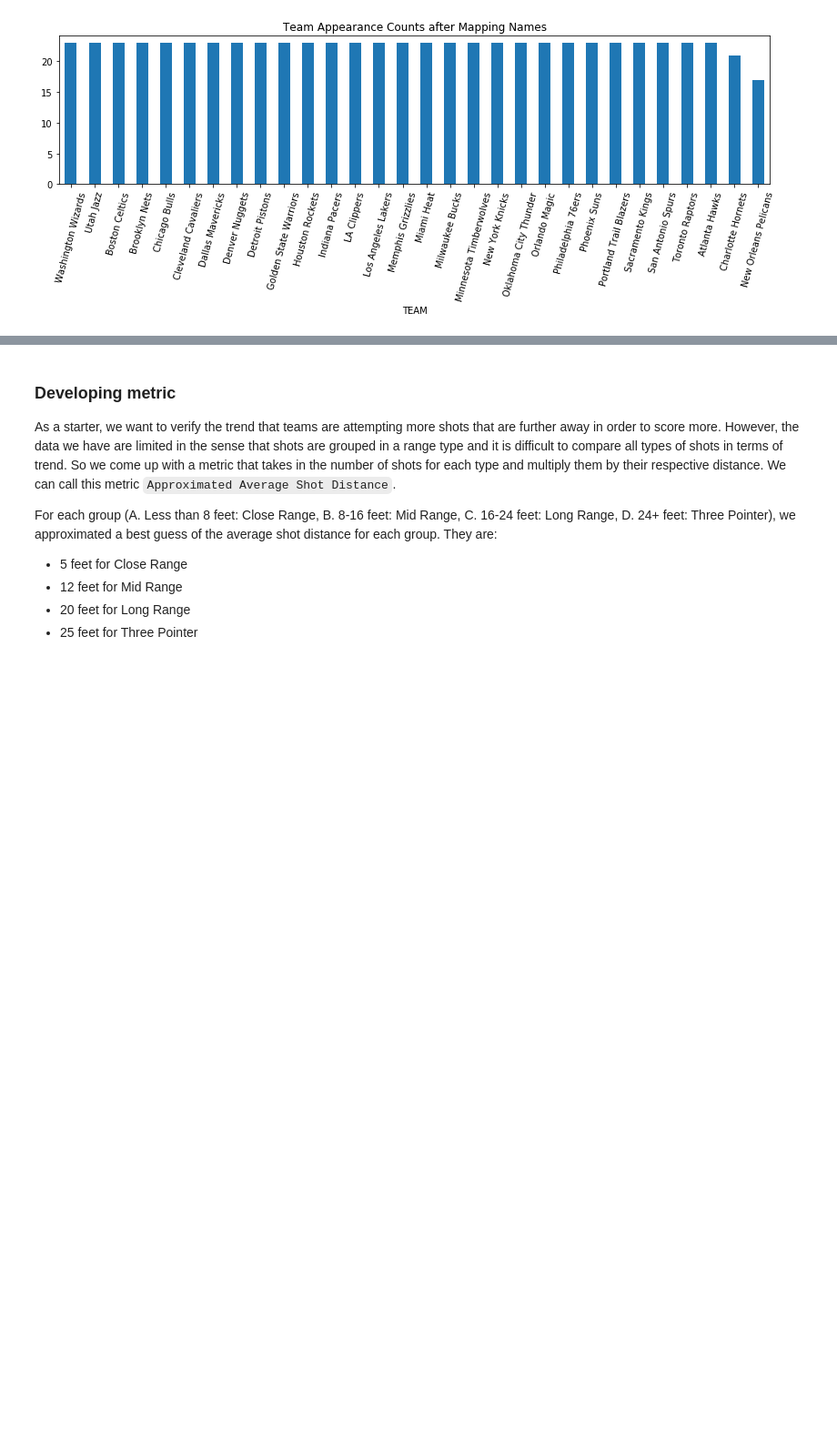
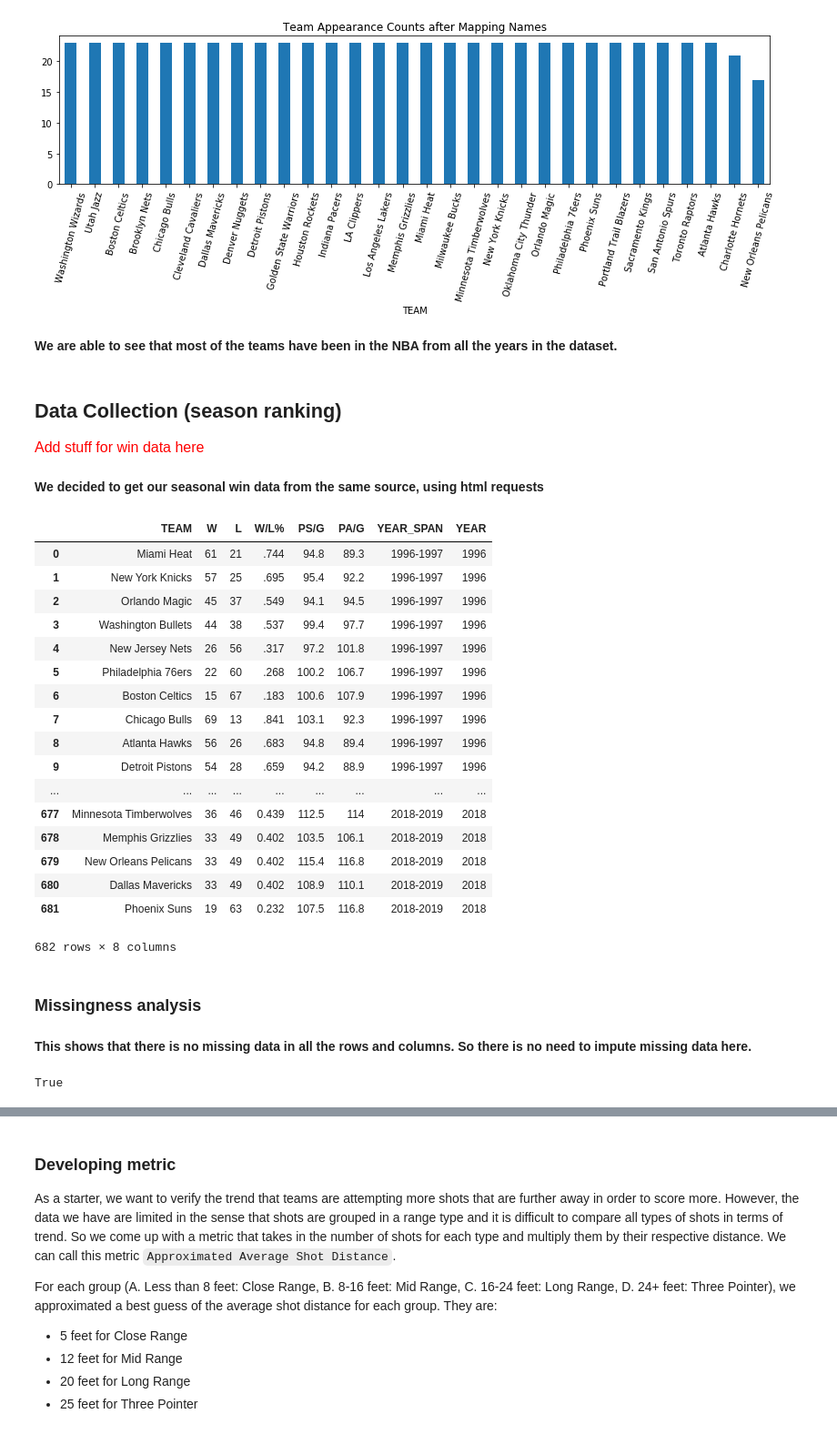
Before and after one commit to easonychang/HotShot-NBAEdition, a Jupyter notebook: Final_Draft.ipynb, the cells around one changed output, grey strips where cells are left out. Shown at 91% size. Drawn from its saved outputs; the diff is of its cells as text; code cells hidden in the pictures; blank space fills up the shorter version.

```diff
--- a/Final_Draft.ipynb
+++ b/Final_Draft.ipynb
@@ -129,3 +180,76 @@ This graph shows that we most of the teams have been in the NBA since the data s
 display_team_counts(df, 'Team Appearance Counts after Mapping Names')
 # %% [output]
 [figure]
+# %% [markdown]
+**We are able to see that most of the teams have been in the NBA from all the years in the dataset.**
+# %% [markdown]
+## Data Collection (season ranking)
+<font size="3" color="red">Add stuff for win data here</font>
+# %% [markdown]
+**We decided to get our seasonal win data from the same source, using html requests**
+# %%
+def standarize_team_name(name):
+    out = name.split('(')[0]
+    out = out.replace('*', '')
+    out = out.strip()
+
+    return out
+# %%
+big_df = []
+
+division = [
+    'Atlantic Division', 'Central Division', 'Northwest Division', 'Southeast Division',
+    'Southwest Division', 'Pacific Division', 'Midwest Division'
+]
+
+
+for year in range(1997, 2019+1):
+    nba_year = 'https://www.basketball-reference.com/leagues/NBA_'+ str(year) + '_standings.html'
+    data = pd.read_html(nba_year)
+
+    data[0] = data[0].rename(index=str, columns={"Eastern Conference": "TEAM"})
+    data[1] = data[1].rename(index=str, columns={"Western Conference": "TEAM"})
+
+    df_data = pd.concat(data[:2], sort=False, ignore_index=True)
+
+    df_data['TEAM'] = df_data['TEAM'].apply(standarize_team_name)
+
+    df_data = df_data.drop(columns = ['GB', 'SRS'])
+
+    # Drop excess rows that contain useless information
+    for div in division:
+        df_data = df_data[df_data.TEAM != div]
+
+    df_data['YEAR_SPAN'] = str(year - 1) + '-' + str(year)
+    df_data['YEAR'] = str(year - 1)
+    big_df.append(df_data)
+# %%
+win_df = pd.concat(big_df, sort=False, ignore_index=True)
+win_df
+# %% [output]
+|  | TEAM | W | L | W/L% | PS/G | PA/G | YEAR_SPAN | YEAR |
+| 0 | Miami Heat | 61 | 21 | .744 | 94.8 | 89.3 | 1996-1997 | 1996 |
+| 1 | New York Knicks | 57 | 25 | .695 | 95.4 | 92.2 | 1996-1997 | 1996 |
+| 2 | Orlando Magic | 45 | 37 | .549 | 94.1 | 94.5 | 1996-1997 | 1996 |
+| 3 | Washington Bullets | 44 | 38 | .537 | 99.4 | 97.7 | 1996-1997 | 1996 |
+| 4 | New Jersey Nets | 26 | 56 | .317 | 97.2 | 101.8 | 1996-1997 | 1996 |
+| 5 | Philadelphia 76ers | 22 | 60 | .268 | 100.2 | 106.7 | 1996-1997 | 1996 |
+| 6 | Boston Celtics | 15 | 67 | .183 | 100.6 | 107.9 | 1996-1997 | 1996 |
+| 7 | Chicago Bulls | 69 | 13 | .841 | 103.1 | 92.3 | 1996-1997 | 1996 |
+| 8 | Atlanta Hawks | 56 | 26 | .683 | 94.8 | 89.4 | 1996-1997 | 1996 |
+| 9 | Detroit Pistons | 54 | 28 | .659 | 94.2 | 88.9 | 1996-1997 | 1996 |
+| ... | ... | ... | ... | ... | ... | ... | ... | ... |
+| 677 | Minnesota Timberwolves | 36 | 46 | 0.439 | 112.5 | 114 | 2018-2019 | 2018 |
+| 678 | Memphis Grizzlies | 33 | 49 | 0.402 | 103.5 | 106.1 | 2018-2019 | 2018 |
+| 679 | New Orleans Pelicans | 33 | 49 | 0.402 | 115.4 | 116.8 | 2018-2019 | 2018 |
+| 680 | Dallas Mavericks | 33 | 49 | 0.402 | 108.9 | 110.1 | 2018-2019 | 2018 |
+| 681 | Phoenix Suns | 19 | 63 | 0.232 | 107.5 | 116.8 | 2018-2019 | 2018 |
+682 rows × 8 columns
+# %% [markdown]
+### Missingness analysis
+# %% [markdown]
+**This shows that there is no missing data in all the rows and columns. So there is no need to impute missing data here.**
+# %%
+df.notna().all().all()
+# %% [output]
+True
```
Also changed, not shown: parts of 29 cells of this notebook, 2 other files.
